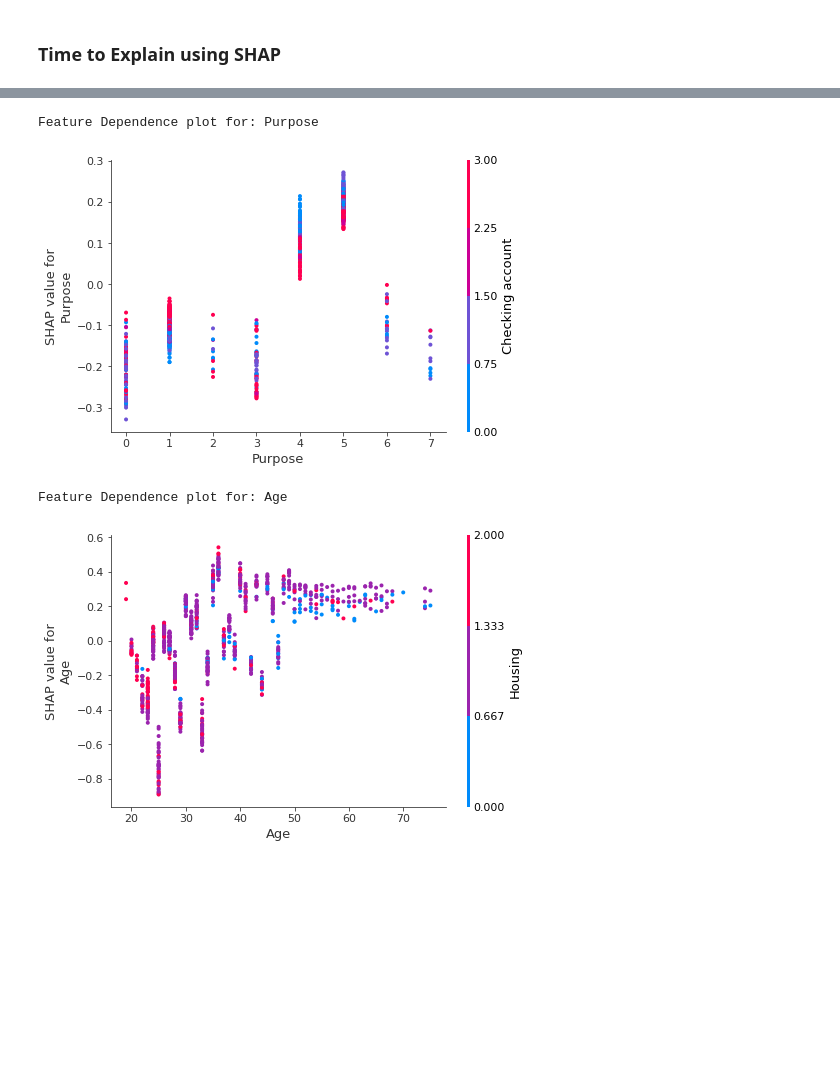
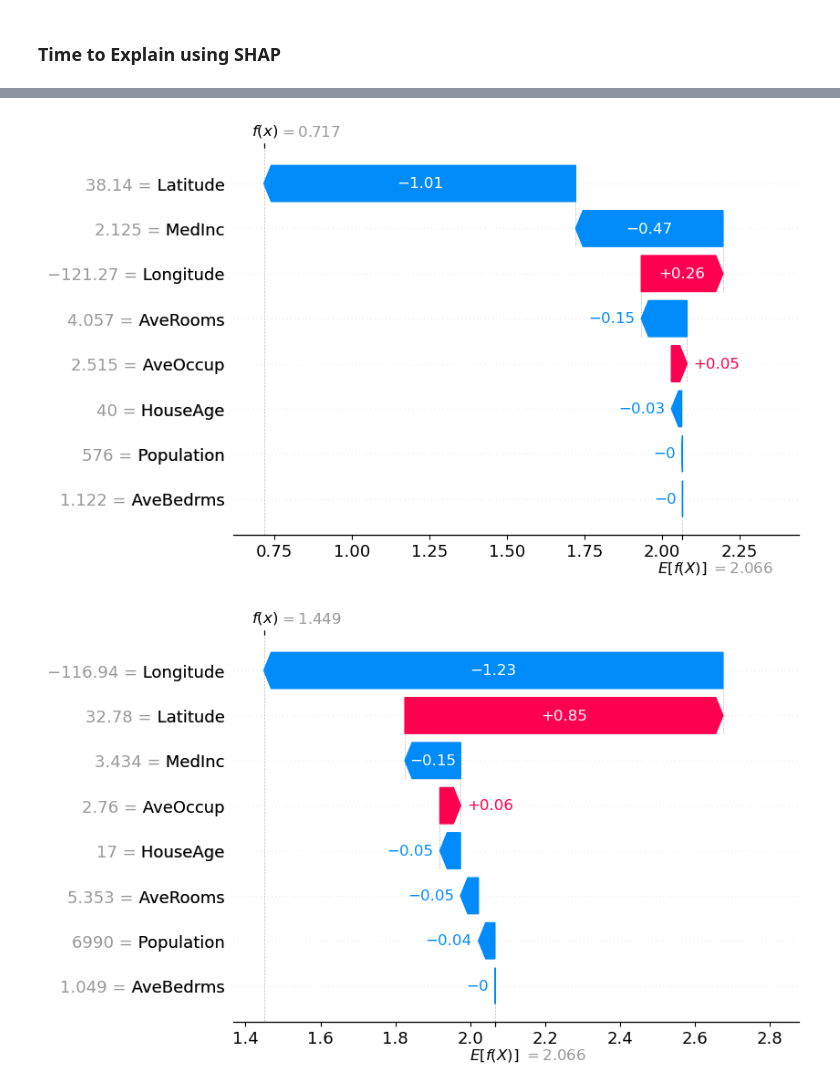
Before and after one commit to lulock/xai_minis, a Jupyter notebook: SHAP/shap_cal.ipynb, the cells around one changed output, grey strips where cells are left out. Saved outputs shown, nothing was run; the diff lists cells and outputs as text; code cells hidden in the pictures; blank space fills up the shorter version.

```diff
--- a/SHAP/shap_cal.ipynb
+++ b/SHAP/shap_cal.ipynb
@@ -102,10 +109,8 @@ shap.decision_plot(explainer.expected_value[1], shap_values[1][0,:], features.il
-# %%
-for column in ['Purpose', 'Age']:
-    print(f"Feature Dependence plot for: {column}")
-
-    shap.dependence_plot(column, shap_values[1], features, display_features=features)
-# %% [output]
-Feature Dependence plot for: Purpose
-[figure, removed]
-Feature Dependence plot for: Age
-[figure, removed]
+# %%
+shap.plots.waterfall(shap_values[0])
+# %% [output]
+[figure, added]
+# %%
+shap.plots.waterfall(shap_values[1])
+# %% [output]
+[figure, added]
```
Also changed, not shown: parts of 12 cells of this notebook.
